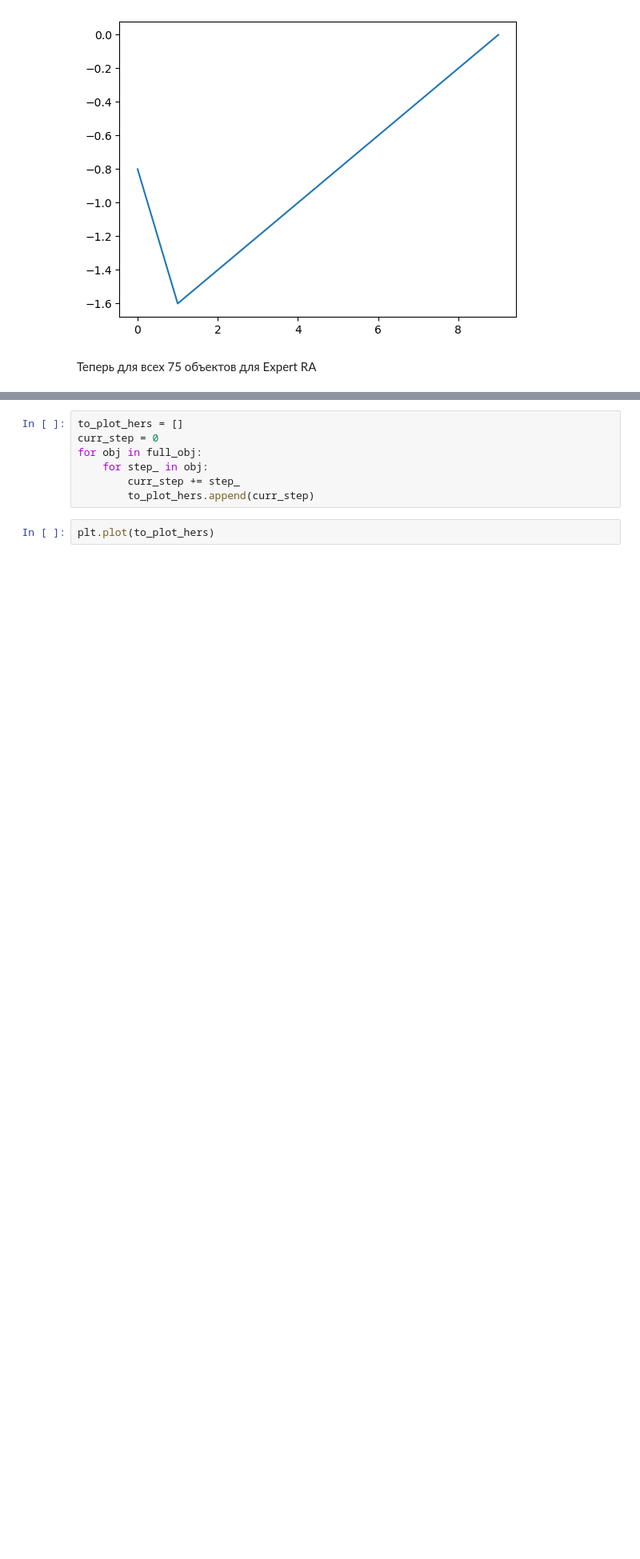
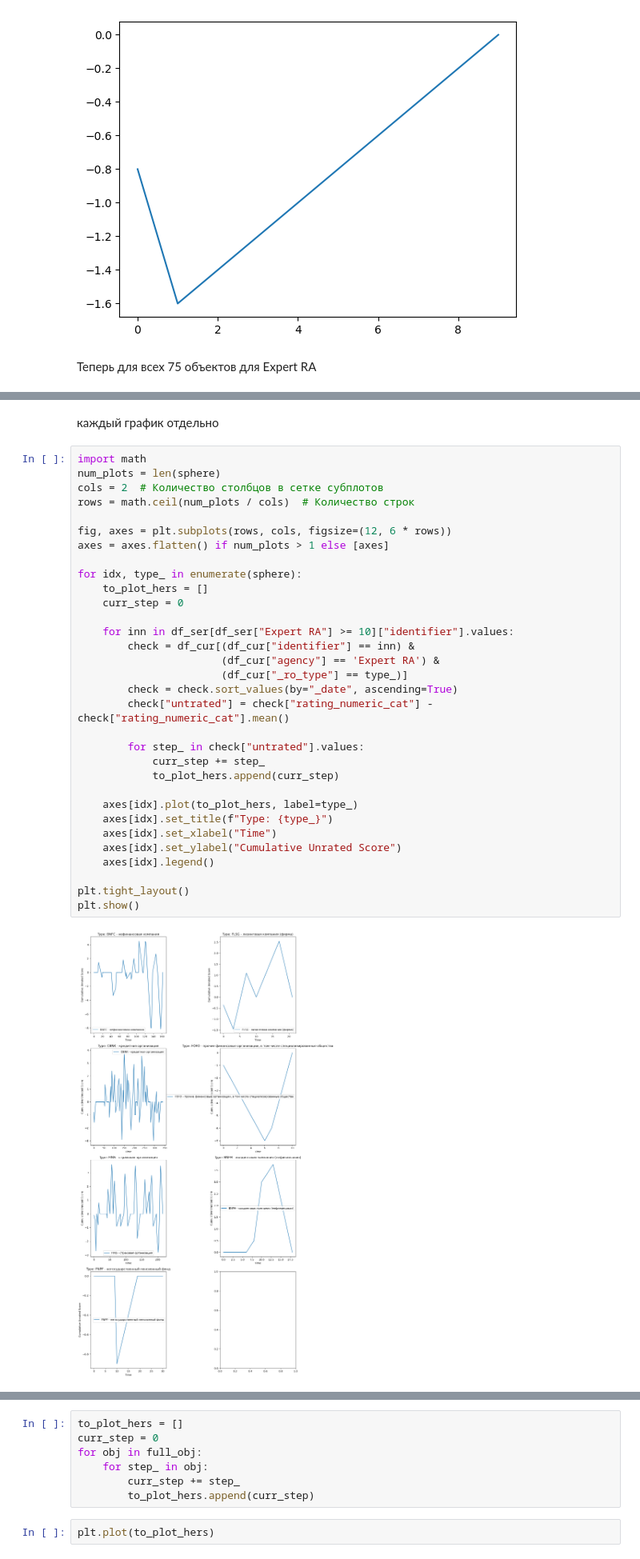
Before and after one commit to DanLip02/Ratings-analysis-project, a Jupyter notebook: jupyter_books/Herst.ipynb, the cells around one changed output, grey strips where cells are left out. Shown at 80% size. Saved outputs shown, nothing was run; the diff lists cells and outputs as text; blank space fills up the shorter version.

```diff
--- a/jupyter_books/Herst.ipynb
+++ b/jupyter_books/Herst.ipynb
@@ -134,0 +156,36 @@ for inn in df_ser[df_ser["Expert RA"] >= 10]["identifier"].values:
+# %% [markdown]
+каждый график отдельно
+# %%
+import math
+num_plots = len(sphere)
+cols = 2  # Количество столбцов в сетке субплотов
+rows = math.ceil(num_plots / cols)  # Количество строк
+
+fig, axes = plt.subplots(rows, cols, figsize=(12, 6 * rows))
+axes = axes.flatten() if num_plots > 1 else [axes]
+
+for idx, type_ in enumerate(sphere):
+    to_plot_hers = []
+    curr_step = 0
+
+    for inn in df_ser[df_ser["Expert RA"] >= 10]["identifier"].values:
+        check = df_cur[(df_cur["identifier"] == inn) &
+                       (df_cur["agency"] == 'Expert RA') &
+                       (df_cur["_ro_type"] == type_)]
+        check = check.sort_values(by="_date", ascending=True)
+        check["untrated"] = check["rating_numeric_cat"] - check["rating_numeric_cat"].mean()
+
+        for step_ in check["untrated"].values:
+            curr_step += step_
+            to_plot_hers.append(curr_step)
+
+    axes[idx].plot(to_plot_hers, label=type_)
+    axes[idx].set_title(f"Type: {type_}")
+    axes[idx].set_xlabel("Time")
+    axes[idx].set_ylabel("Cumulative Unrated Score")
+    axes[idx].legend()
+
+plt.tight_layout()
+plt.show()
+# %% [output]
+[figure, added]
```
Also changed, not shown: parts of 8 cells of this notebook, 2 other files.
